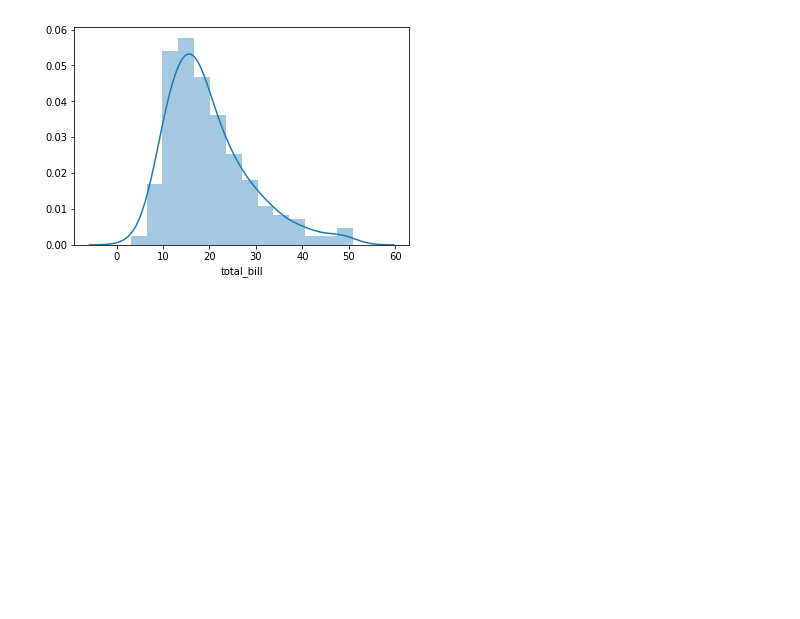
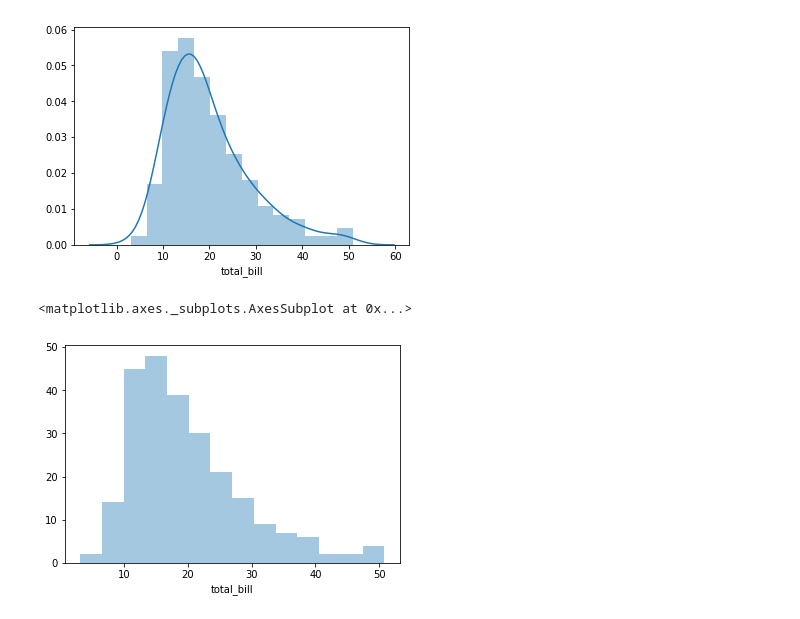
Before and after one commit to samarthchadda/pypi, a Jupyter notebook: machine learning udemy/Seaborn.ipynb, the cells around one changed output. Drawn from its saved outputs; the diff is of its cells as text; code cells hidden in the pictures; blank space fills up the shorter version.

```diff
--- a/machine learning udemy/Seaborn.ipynb
+++ b/machine learning udemy/Seaborn.ipynb
@@ -42,0 +45,6 @@ sns.distplot(df['total_bill'])   #this plot allows us show distribution of univa
+# %%
+#to remove KDE
+sns.distplot(df['total_bill'],kde=False)
+# %% [output]
+<matplotlib.axes._subplots.AxesSubplot at 0x...>
+[figure, added]
```
Also changed, not shown: parts of 13 cells of this notebook, 34 other files.
